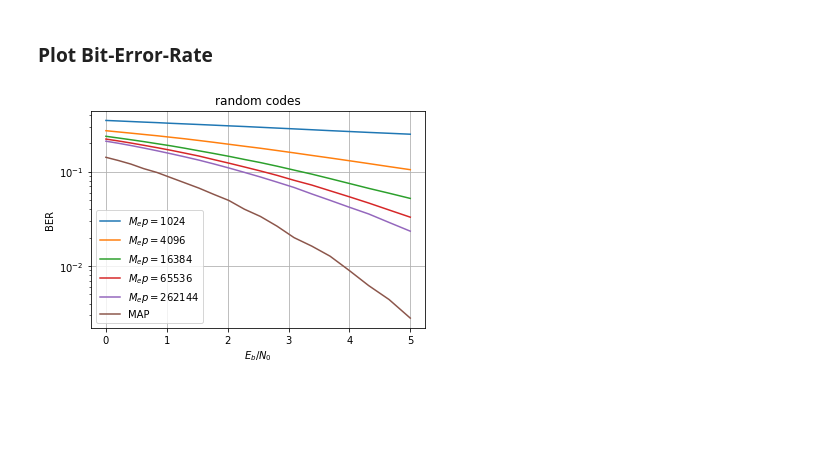
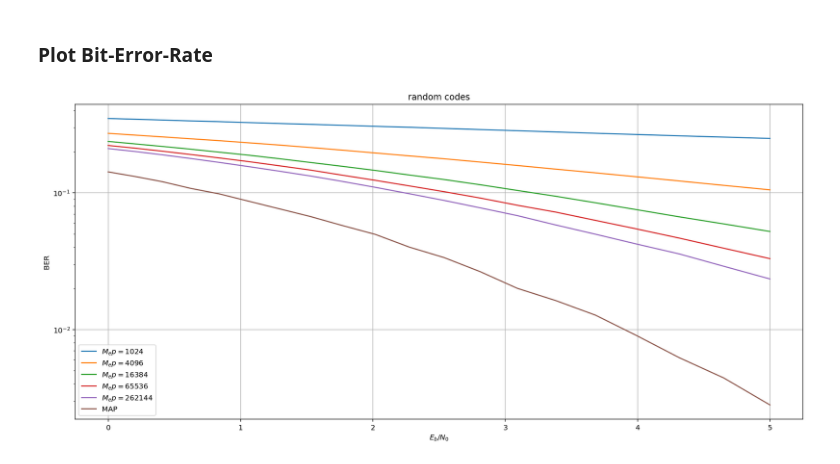
Before and after one commit to DArtemasov/DL-ChannelDecoding, a Jupyter notebook: notebooks/BER_Number_of_epochs.ipynb, the cells around one changed output. Drawn from its saved outputs; the diff is of its cells as text; code cells hidden in the pictures; blank space fills up the shorter version.

```diff
--- a/notebooks/BER_Number_of_epochs.ipynb
+++ b/notebooks/BER_Number_of_epochs.ipynb
@@ -487,19 +490,20 @@ nb_errors = np.loadtxt(f'eval_number_of_training_epochs/{code}/errors_{code}_{N}
 ### Plot Bit-Error-Rate
 # %%
 legend = []
+plt.figure(figsize=(18, 8))
 for epoch in nb_epoch:
     plt.plot(10*np.log10(1/(2*sigmas**2)) - 10*np.log10(k/N), nb_errors[nb_epoch.index(epoch)]/nb_bits[nb_epoch.index(epoch)])
     legend.append(f'$M_ep={epoch}$')
 
 plt.plot(10*np.log10(1/(2*sigmas_map**2)) - 10*np.log10(k/N), nb_errors_map/nb_bits_map)
 legend.append('MAP')
 
 plt.legend(legend, loc=3)
 plt.yscale('log')
 plt.xlabel('$E_b/N_0$')
 plt.ylabel('BER')
 plt.grid(True)
 plt.title(f'{code} codes')
 plt.show()
 # %% [output]
-[figure, old version]
+[figure, new version]
```
Also changed, not shown: parts of 2 cells of this notebook, 30 other files.
